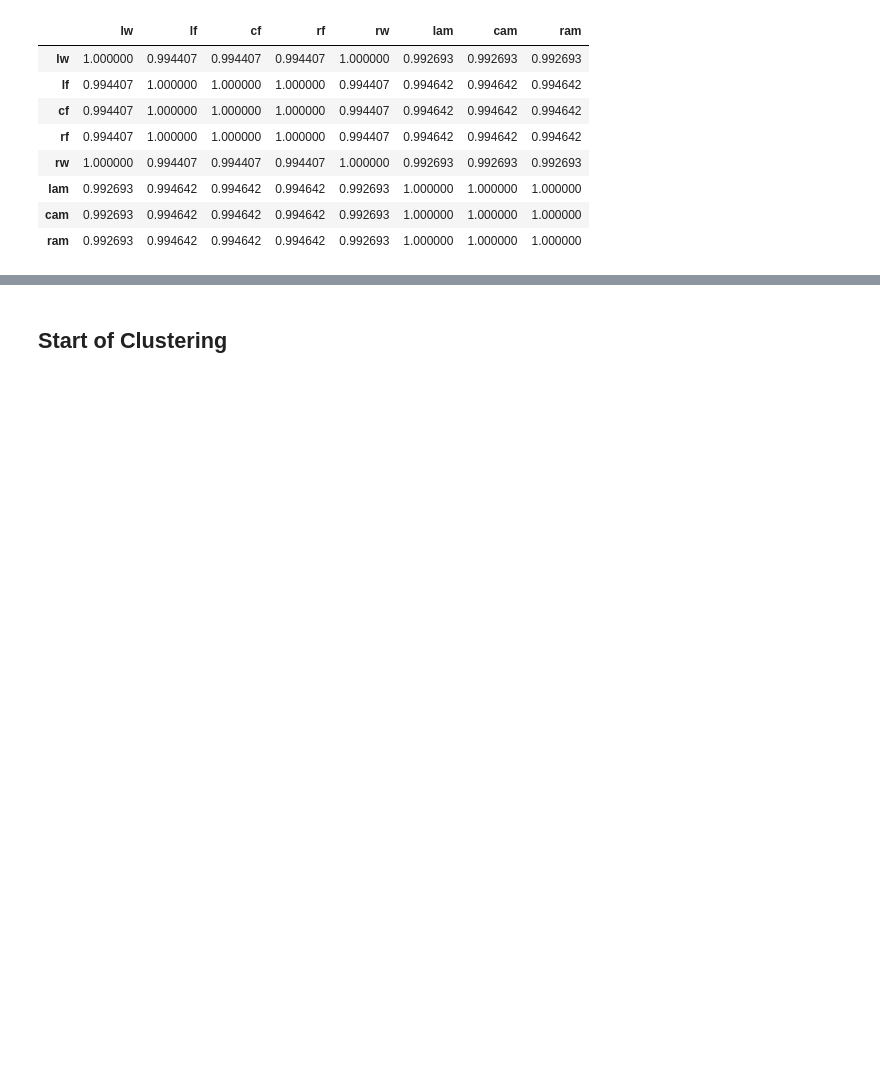
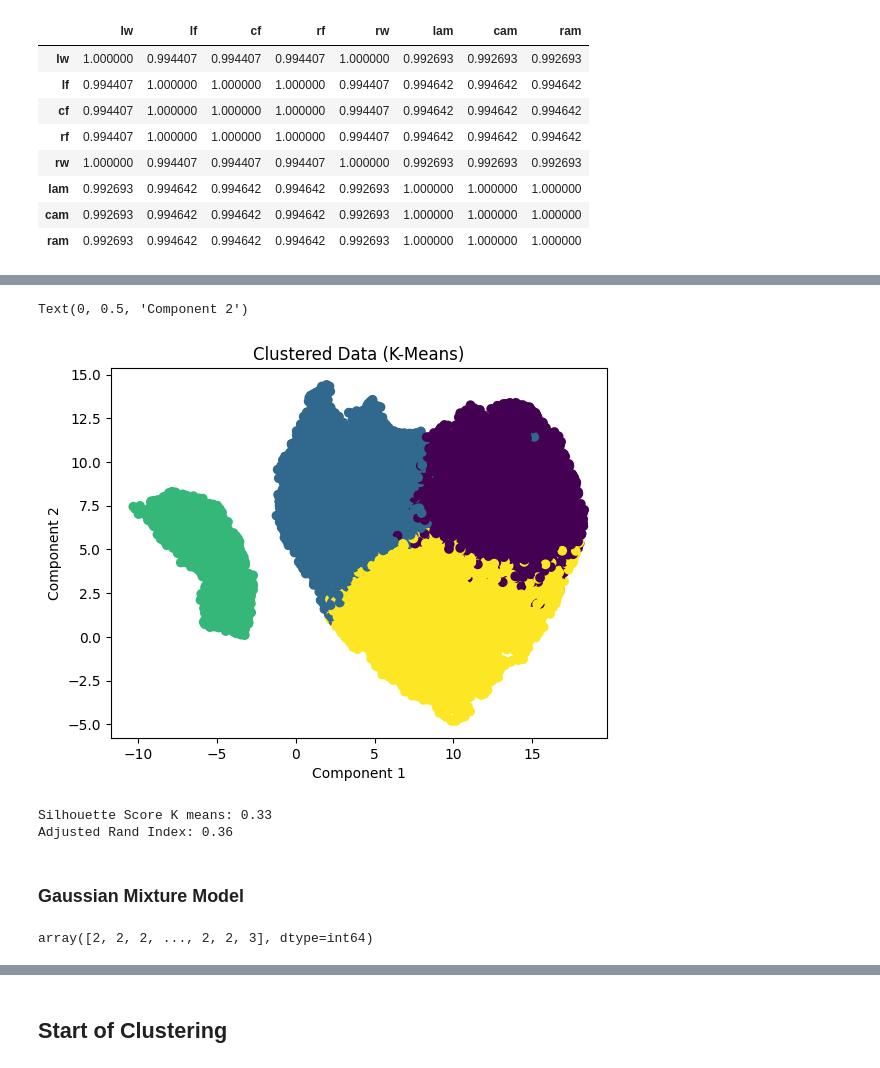
Before and after one commit to kavingraj/Clustering-Model-on-Fifa-Data, a Jupyter notebook: scratch.ipynb, the cells around one changed output, grey strips where cells are left out. Cells and saved outputs as stored; diff of their text form; code cells hidden in the pictures; blank space fills up the shorter version.

```diff
--- a/scratch.ipynb
+++ b/scratch.ipynb
@@ -246,0 +348,4 @@ plt.show()
+# %%
+kmeans = KMeans(n_clusters=4)
+cluster_labels_k = kmeans.fit_predict(X_scaled)
+cluster_labels_k
@@ -246,0 +355,27 @@ plt.show()
+# %%
+# scatter plot of the clustered ones
+# use the umap that has not been finalized
+plt.scatter(X_umap[:, 0], X_umap[:, 1], c=cluster_labels_k)
+plt.title('Clustered Data (K-Means)')
+plt.xlabel('Component 1')
+plt.ylabel('Component 2')
+# %% [output]
+Text(0, 0.5, 'Component 2')
+[figure, added]
+# %%
+# calculate metrics
+silhouette_avg_k = silhouette_score(X_scaled, cluster_labels_k)
+print(f'Silhouette Score K means: {silhouette_avg_k:.2f}')
+ari_k = adjusted_rand_score(true_labels, cluster_labels_k)
+print(f'Adjusted Rand Index: {ari_k:.2f}')
+# %% [output]
+Silhouette Score K means: 0.33
+Adjusted Rand Index: 0.36
+# %% [markdown]
+### Gaussian Mixture Model
+# %%
+gmm = GaussianMixture(n_components=4)
+cluster_labels_gmm = gmm.fit_predict(X_scaled)
+cluster_labels_gmm
+# %% [output]
+array([2, 2, 2, ..., 2, 2, 3], dtype=int64)
```
Also changed, not shown: parts of 38 cells of this notebook.
